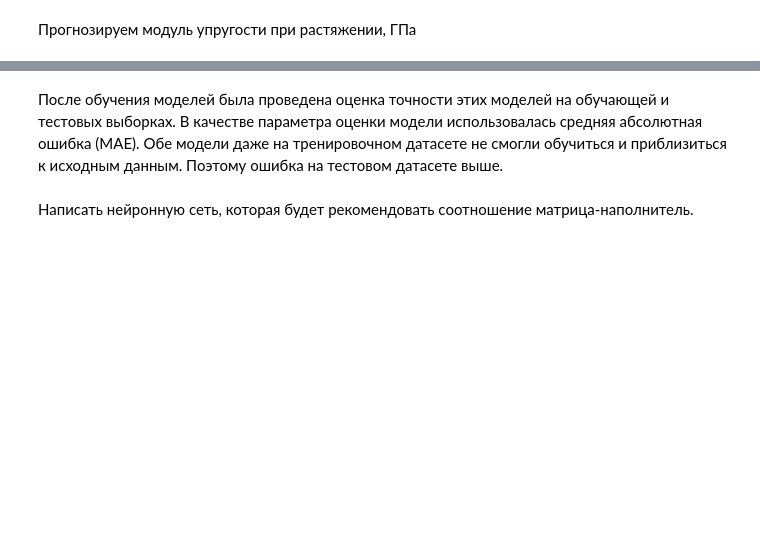
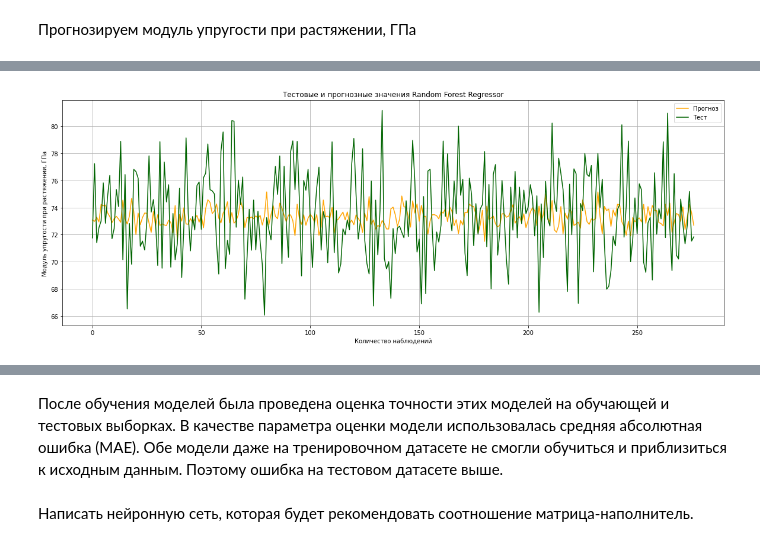
Before and after one commit to StudentBAU/KUMPOZIT, a Jupyter notebook: АСКАР_BKP_часть_3.ipynb, the cells around one changed output, grey strips where cells are left out. Drawn from its saved outputs; the diff is of its cells as text; code cells hidden in the pictures; blank space fills up the shorter version.

```diff
--- a/АСКАР_BKP_часть_3.ipynb
+++ b/АСКАР_BKP_часть_3.ipynb
@@ -121,12 +174,14 @@ print("Test score: {:.2f}".format(rfr2.score(x_test_2, y_test_2))) # Скор д
 # %%
-plt.figure(figsize=(10, 7))
+plt.figure(figsize=(20, 7))
 plt.title("Тестовые и прогнозные значения Random Forest Regressor")
 plt.plot(y2_pred_forest, label = "Прогноз", color = "orange")
 plt.plot(y_test_2.values, label = "Тест", color = 'darkgreen')
 plt.xlabel("Количество наблюдений")
 plt.ylabel("Модуль упругости при растяжении, ГПа")
 plt.legend()
 plt.grid(True);
+# %% [output]
+[figure, added]
 # %%
 #Метод линейной регрессии - Linear Regression - 3
 # %%
```
Also changed, not shown: parts of 67 cells of this notebook.
